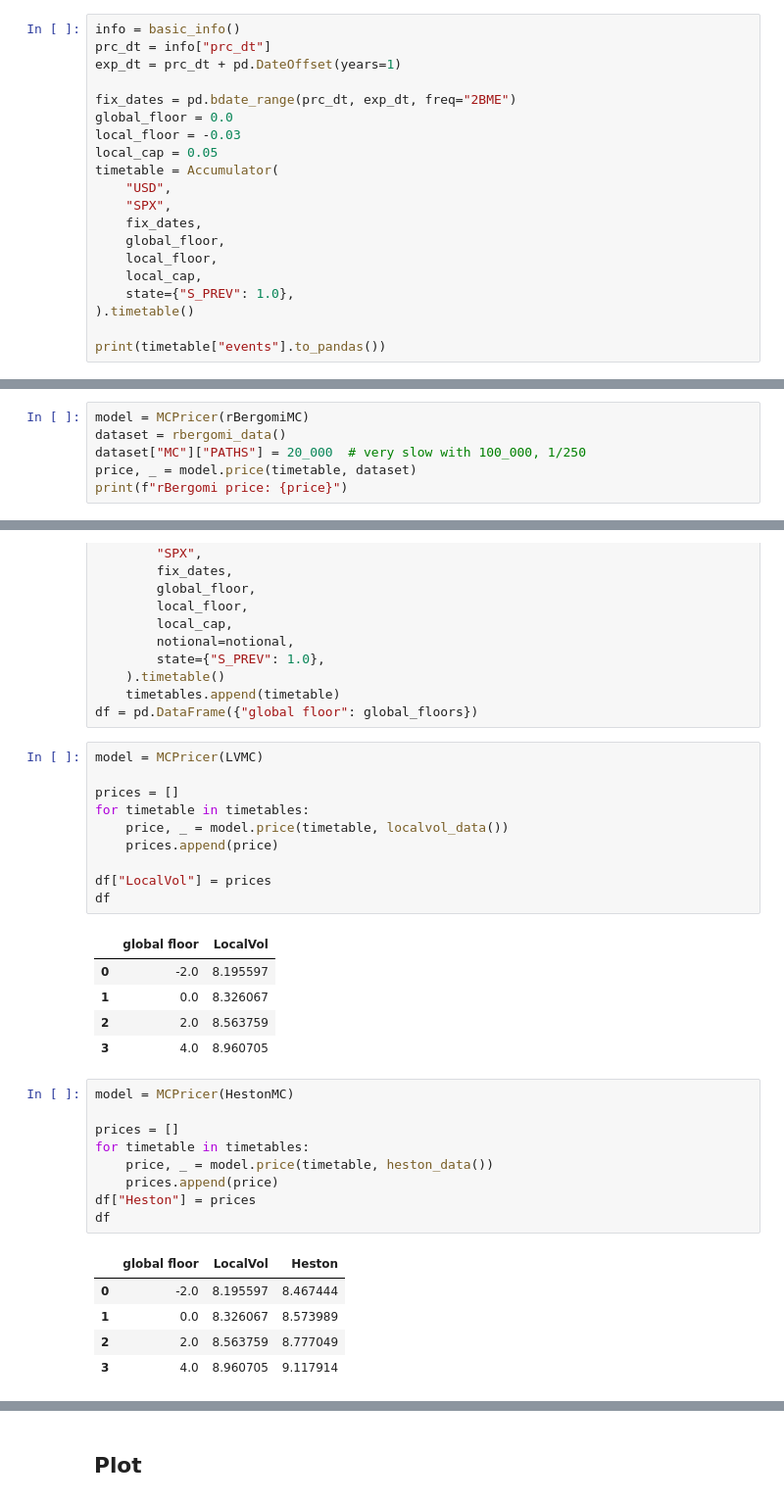
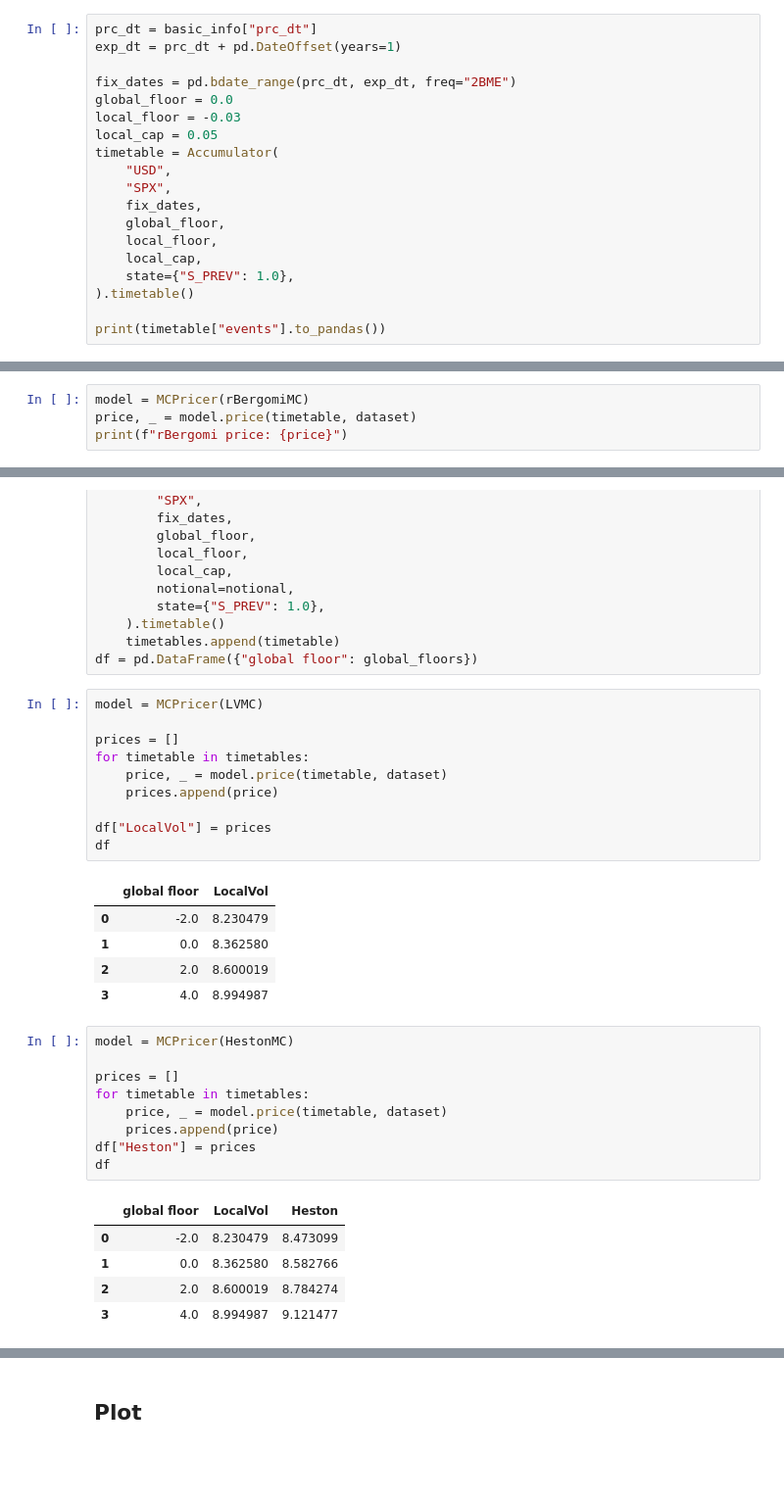
Before and after one commit to qatwalk/eq, a Jupyter notebook: 02_Cliquet.ipynb, the cells around one changed output, grey strips where cells are left out. Shown at 98% size. Cells and saved outputs as stored; diff of their text form; blank space fills up the shorter version.

```diff
--- a/02_Cliquet.ipynb
+++ b/02_Cliquet.ipynb
@@ -20,8 +15,7 @@ from src.model.rbergomi import rBergomiMC
 ### Contract
 Create a Cliquet Contract fixing bi-monthly.
 # %%
-info = basic_info()
-prc_dt = info["prc_dt"]
+prc_dt = basic_info["prc_dt"]
 exp_dt = prc_dt + pd.DateOffset(years=1)
 
 fix_dates = pd.bdate_range(prc_dt, exp_dt, freq="2BME")
@@ -70,8 +64,6 @@ Heston price: 8.582766050939771
 Bergomi Model
 # %%
 model = MCPricer(rBergomiMC)
-dataset = rbergomi_data()
-dataset["MC"]["PATHS"] = 20_000  # very slow with 100_000, 1/250
 price, _ = model.price(timetable, dataset)
 print(f"rBergomi price: {price}")
 # %% [output]
@@ -100,31 +92,31 @@ model = MCPricer(LVMC)
 
 prices = []
 for timetable in timetables:
-    price, _ = model.price(timetable, localvol_data())
+    price, _ = model.price(timetable, dataset)
     prices.append(price)
 
 df["LocalVol"] = prices
 df
 # %% [output]
 |  | global floor | LocalVol |
-| 0 | -2.0 | 8.195597 |
-| 1 | 0.0 | 8.326067 |
-| 2 | 2.0 | 8.563759 |
-| 3 | 4.0 | 8.960705 |
+| 0 | -2.0 | 8.230479 |
+| 1 | 0.0 | 8.362580 |
+| 2 | 2.0 | 8.600019 |
+| 3 | 4.0 | 8.994987 |
 # %%
 model = MCPricer(HestonMC)
 
 prices = []
 for timetable in timetables:
-    price, _ = model.price(timetable, heston_data())
+    price, _ = model.price(timetable, dataset)
     prices.append(price)
 df["Heston"] = prices
 df
 # %% [output]
 |  | global floor | LocalVol | Heston |
-| 0 | -2.0 | 8.195597 | 8.467444 |
-| 1 | 0.0 | 8.326067 | 8.573989 |
-| 2 | 2.0 | 8.563759 | 8.777049 |
-| 3 | 4.0 | 8.960705 | 9.117914 |
+| 0 | -2.0 | 8.230479 | 8.473099 |
+| 1 | 0.0 | 8.362580 | 8.582766 |
+| 2 | 2.0 | 8.600019 | 8.784274 |
+| 3 | 4.0 | 8.994987 | 9.121477 |
 # %%
 model = MCPricer(rBergomiMC)
```
Also changed, not shown: parts of 6 cells of this notebook, 6 other files.
